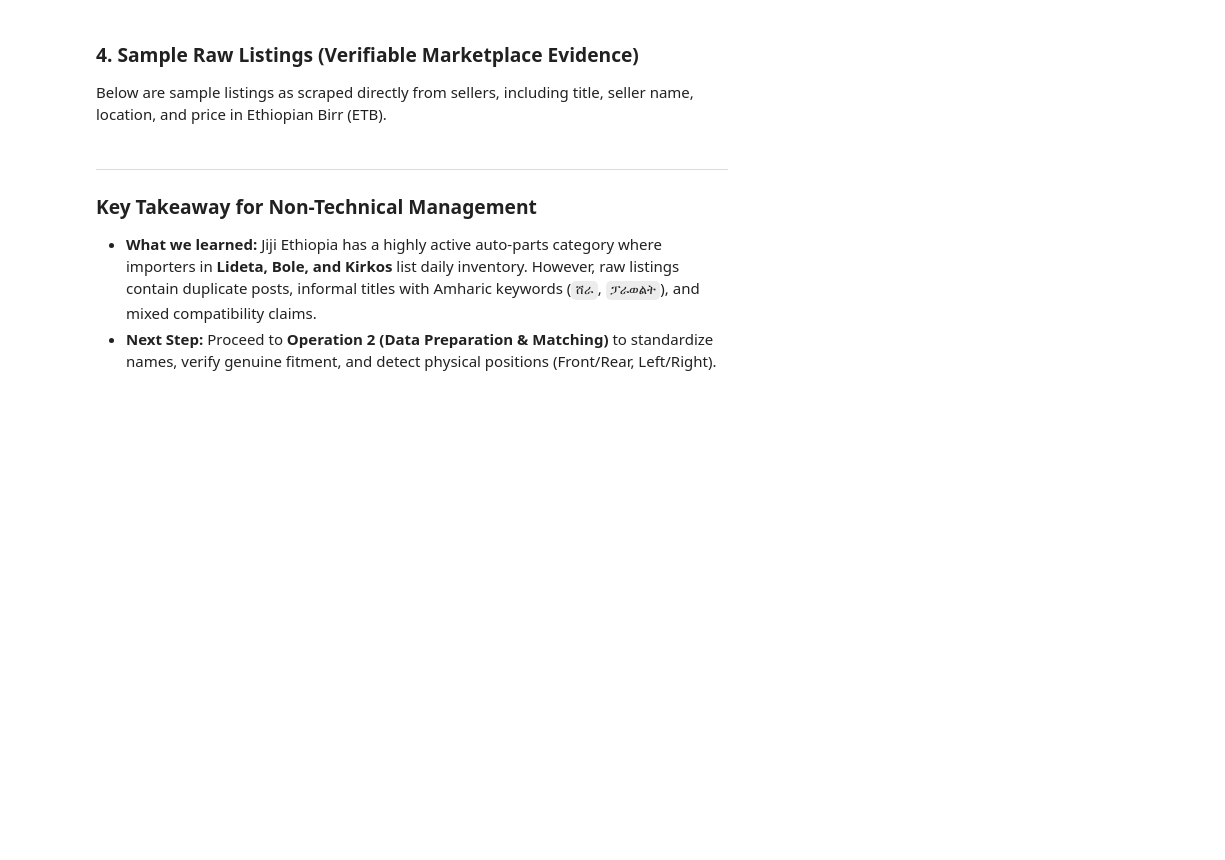
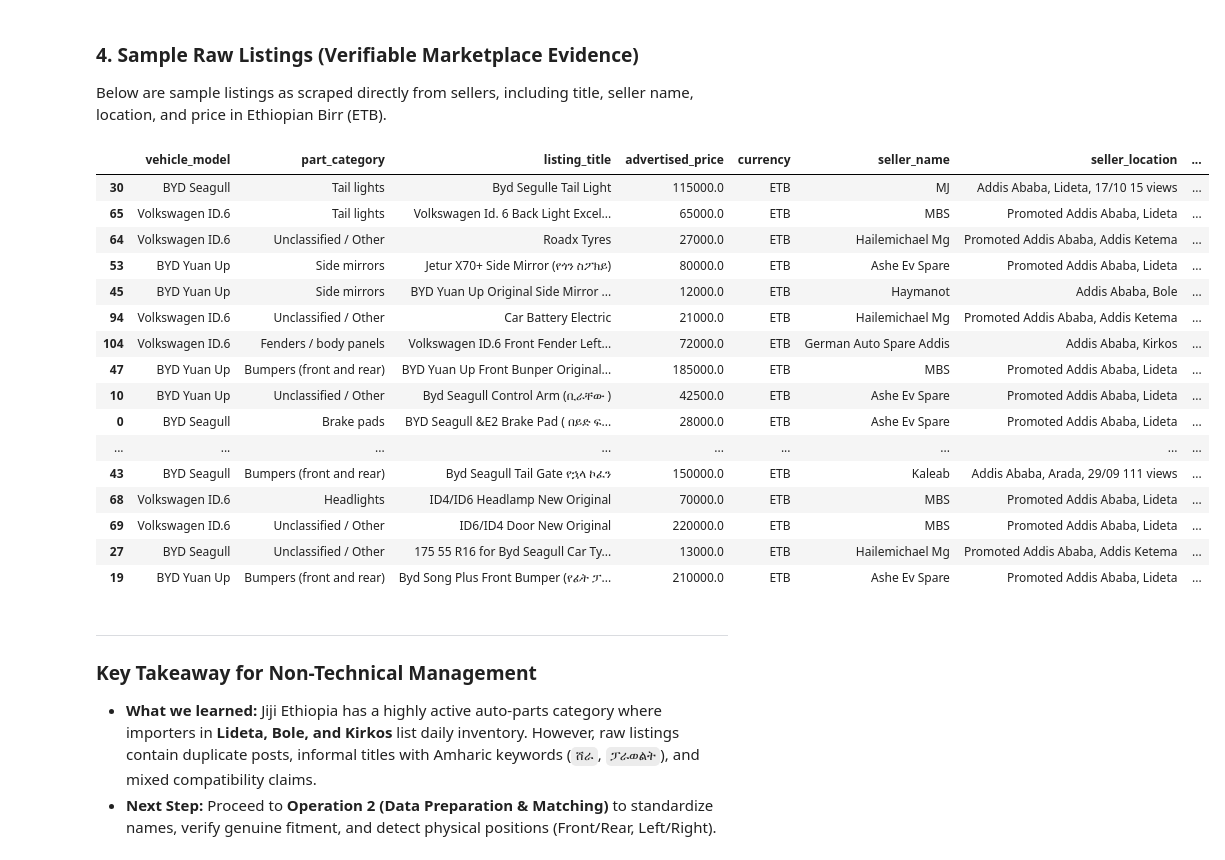
Before and after one commit to Henok0728/EV-PARTS-ANALYSIS, a Jupyter notebook: 2_RAW_DATA_SCRAPING.ipynb, the cells around one changed output. Cells and saved outputs as stored; diff of their text form; code cells hidden in the pictures; blank space fills up the shorter version.

Commit message:
implement my algorithm model

```diff
--- a/2_RAW_DATA_SCRAPING.ipynb
+++ b/2_RAW_DATA_SCRAPING.ipynb
@@ -97,8 +113,26 @@ else:
 Below are sample listings as scraped directly from sellers, including title, seller name, location, and price in Ethiopian Birr (ETB).
 # %%
 display_cols = ['vehicle_model', 'part_category', 'listing_title', 'advertised_price', 'currency', 'seller_name', 'seller_location', 'marketplace']
-sample_df = df_raw[display_cols].sample(min(8, len(df_raw)), random_state=42)
+sample_df = df_raw[display_cols].sample(min(50, len(df_raw)), random_state=42)
 sample_df
+# %% [output]
+|  | vehicle_model | part_category | listing_title | advertised_price | currency | seller_name | seller_location | ... |
+| 30 | BYD Seagull | Tail lights | Byd Segulle Tail Light | 115000.0 | ETB | MJ | Addis Ababa, Lideta, 17/10 15 views | ... |
+| 65 | Volkswagen ID.6 | Tail lights | Volkswagen Id. 6 Back Light Excel... | 65000.0 | ETB | MBS | Promoted Addis Ababa, Lideta | ... |
+| 64 | Volkswagen ID.6 | Unclassified / Other | Roadx Tyres | 27000.0 | ETB | Hailemichael Mg | Promoted Addis Ababa, Addis Ketema | ... |
+| 53 | BYD Yuan Up | Side mirrors | Jetur X70+ Side Mirror (የጎን ስፖክይ) | 80000.0 | ETB | Ashe Ev Spare | Promoted Addis Ababa, Lideta | ... |
+| 45 | BYD Yuan Up | Side mirrors | BYD Yuan Up Original Side Mirror ... | 12000.0 | ETB | Haymanot | Addis Ababa, Bole | ... |
+| 94 | Volkswagen ID.6 | Unclassified / Other | Car Battery Electric | 21000.0 | ETB | Hailemichael Mg | Promoted Addis Ababa, Addis Ketema | ... |
+| 104 | Volkswagen ID.6 | Fenders / body panels | Volkswagen ID.6 Front Fender Left... | 72000.0 | ETB | German Auto Spare Addis | Addis Ababa, Kirkos | ... |
+| 47 | BYD Yuan Up | Bumpers (front and rear) | BYD Yuan Up Front Bunper Original... | 185000.0 | ETB | MBS | Promoted Addis Ababa, Lideta | ... |
+| 10 | BYD Yuan Up | Unclassified / Other | Byd Seagull Control Arm (ቢራቸው ) | 42500.0 | ETB | Ashe Ev Spare | Promoted Addis Ababa, Lideta | ... |
+| 0 | BYD Seagull | Brake pads | BYD Seagull &E2 Brake Pad ( በይድ ፍ... | 28000.0 | ETB | Ashe Ev Spare | Promoted Addis Ababa, Lideta | ... |
+| ... | ... | ... | ... | ... | ... | ... | ... | ... |
+| 43 | BYD Seagull | Bumpers (front and rear) | Byd Seagull Tail Gate የኋላ ኮፈን | 150000.0 | ETB | Kaleab | Addis Ababa, Arada, 29/09 111 views | ... |
+| 68 | Volkswagen ID.6 | Headlights | ID4/ID6 Headlamp New Original | 70000.0 | ETB | MBS | Promoted Addis Ababa, Lideta | ... |
+| 69 | Volkswagen ID.6 | Unclassified / Other | ID6/ID4 Door New Original | 220000.0 | ETB | MBS | Promoted Addis Ababa, Lideta | ... |
+| 27 | BYD Seagull | Unclassified / Other | 175 55 R16 for Byd Seagull Car Ty... | 13000.0 | ETB | Hailemichael Mg | Promoted Addis Ababa, Addis Ketema | ... |
+| 19 | BYD Yuan Up | Bumpers (front and rear) | Byd Song Plus Front Bumper (የፊት ፓ... | 210000.0 | ETB | Ashe Ev Spare | Promoted Addis Ababa, Lideta | ... |
 # %% [markdown]
 ---
 ### Key Takeaway for Non-Technical Management
```
Also changed, not shown: parts of 3 cells of this notebook, 6 other files.
